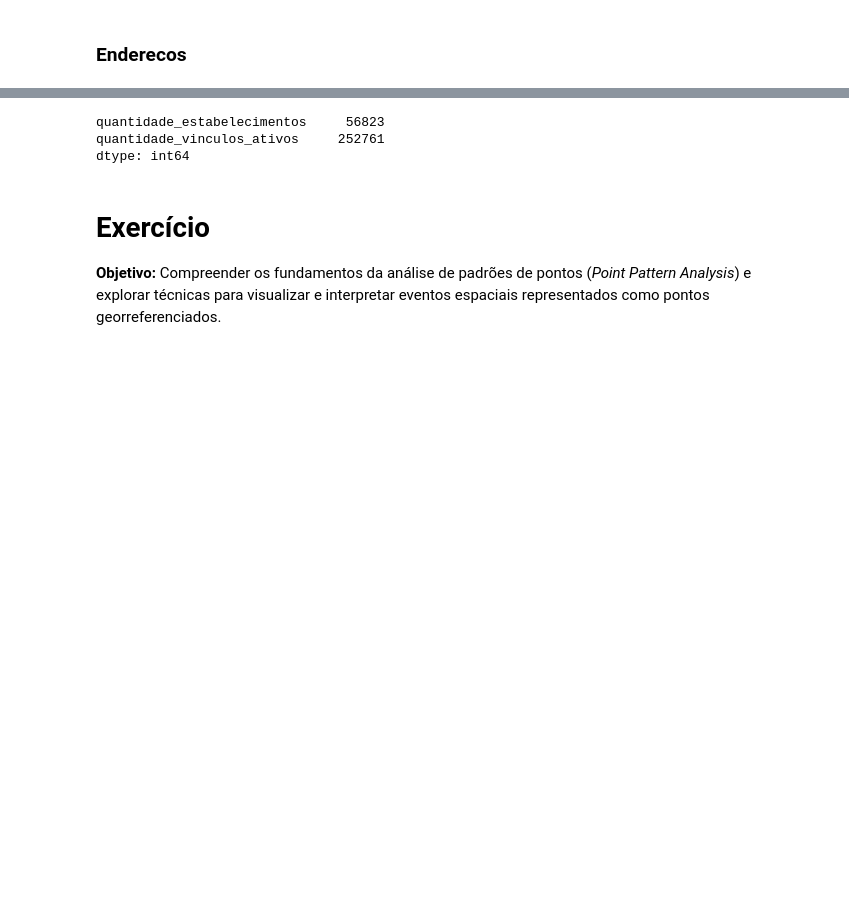
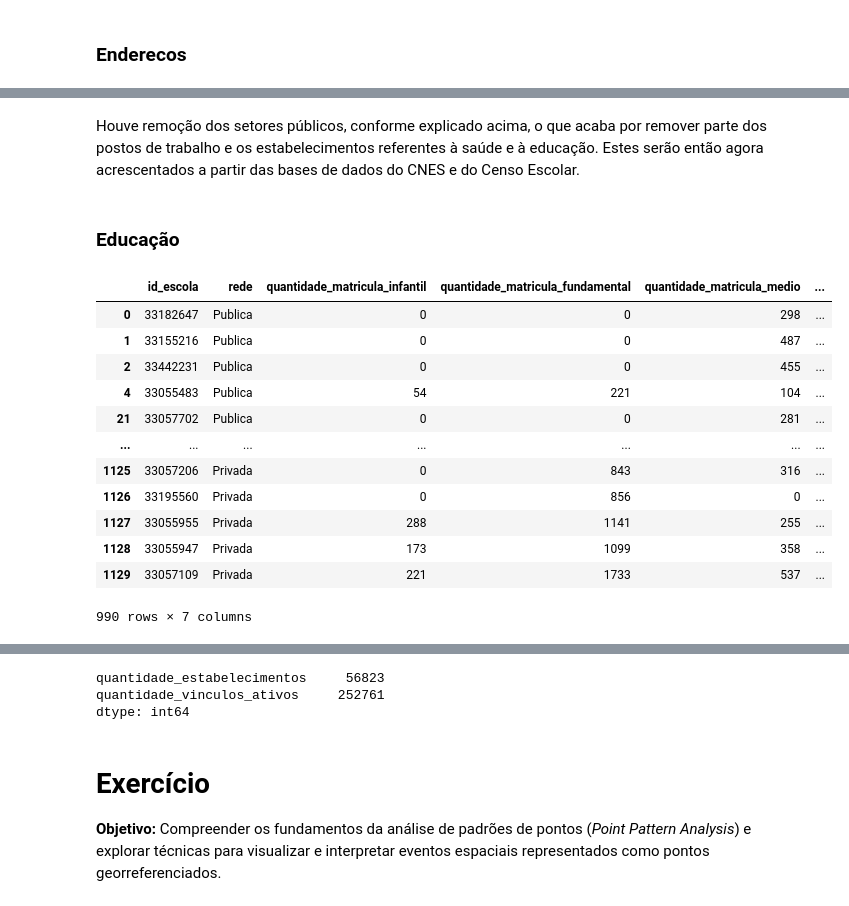
Before and after one commit to redemobGIT/roda, a Jupyter notebook: scripts/rais.ipynb, the cells around one changed output, grey strips where cells are left out. Cells and saved outputs as stored; diff of their text form; code cells hidden in the pictures; blank space fills up the shorter version.

```diff
--- a/scripts/rais.ipynb
+++ b/scripts/rais.ipynb
@@ -43,5 +65,3 @@ from tobler.util import h3fy
 plt.style.use('Solarize_Light2')
 # %%
 pd.options.display.float_format = '{:,.2f}'.format
-# %%
-gcloud_id = getpass('Google Cloud Services billing ID:')
@@ -424,0 +378,40 @@ rais = ceps.merge(rais)
+# %% [markdown]
+Houve remoção dos setores públicos, conforme explicado acima, o que acaba por remover parte dos postos de trabalho e os estabelecimentos referentes à saúde e à educação. Estes serão então agora acrescentados a partir das bases de dados do CNES e do Censo Escolar.
+# %% [markdown]
+### Educação
+# %%
+# Consulta de escolas na Base dos Dados
+
+school_vars = [
+    'id_escola',
+    'dependencia_administrativa',
+    'porte',
+    'etapas_modalidades_oferecidas',
+    'latitude',
+    'longitude',
+    ]
+
+query = (
+    f"SELECT {', '.join(school_vars)} "
+    "FROM basedosdados.br_bd_diretorios_brasil.escola "
+    f"WHERE id_municipio IN ({_sql_style_list(ibge_id)}) "
+    )
+
+schools = bd.read_sql(
+    query,
+    billing_project_id=gcloud_id,
+    )
+# %%
+# Consulta de trabalhadores e alunos na Base dos Dados
+
+query = (
+    f"SELECT * "
+    "FROM basedosdados.br_inep_censo_escolar.escola "
+    f"WHERE id_municipio IN ({_sql_style_list(ibge_id)}) "
+    "AND ano = 2023"
+    )
+
+school_census = bd.read_sql(
+    query,
+    billing_project_id=gcloud_id,
+    )
@@ -424,0 +464,16 @@ rais = ceps.merge(rais)
+# %%
+school_census
+# %% [output]
+|  | id_escola | rede | quantidade_matricula_infantil | quantidade_matricula_fundamental | quantidade_matricula_medio | ... |
+| 0 | 33182647 | Publica | 0 | 0 | 298 | ... |
+| 1 | 33155216 | Publica | 0 | 0 | 487 | ... |
+| 2 | 33442231 | Publica | 0 | 0 | 455 | ... |
+| 4 | 33055483 | Publica | 54 | 221 | 104 | ... |
+| 21 | 33057702 | Publica | 0 | 0 | 281 | ... |
+| ... | ... | ... | ... | ... | ... | ... |
+| 1125 | 33057206 | Privada | 0 | 843 | 316 | ... |
+| 1126 | 33195560 | Privada | 0 | 856 | 0 | ... |
+| 1127 | 33055955 | Privada | 288 | 1141 | 255 | ... |
+| 1128 | 33055947 | Privada | 173 | 1099 | 358 | ... |
+| 1129 | 33057109 | Privada | 221 | 1733 | 537 | ... |
+990 rows × 7 columns
```
Also changed, not shown: parts of 39 cells of this notebook.
